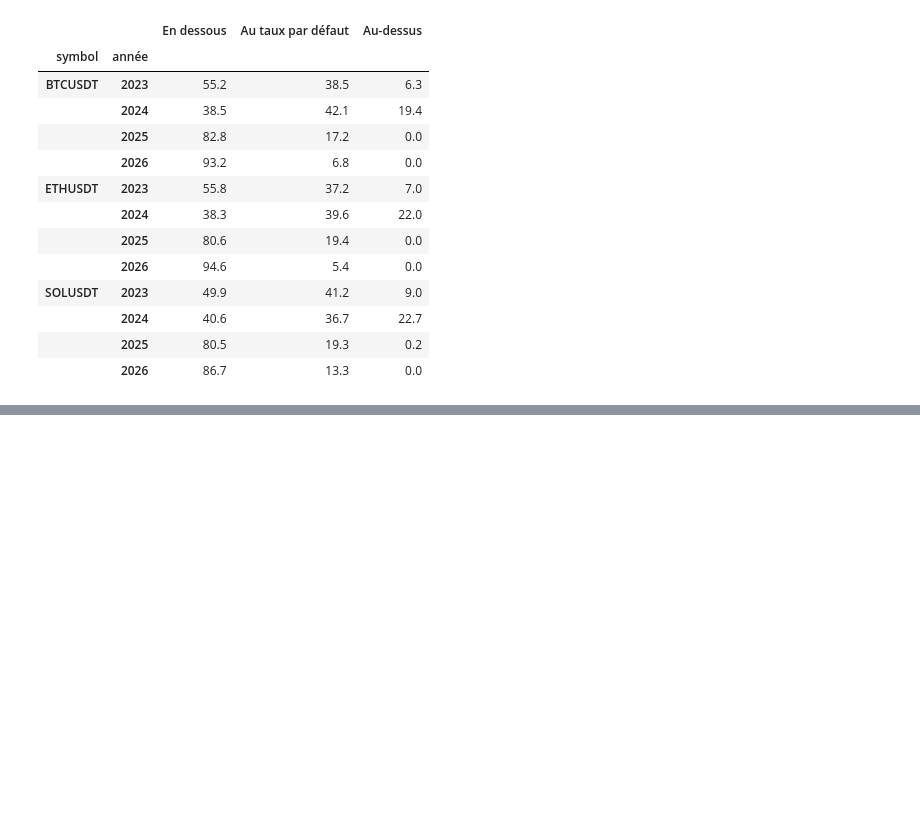
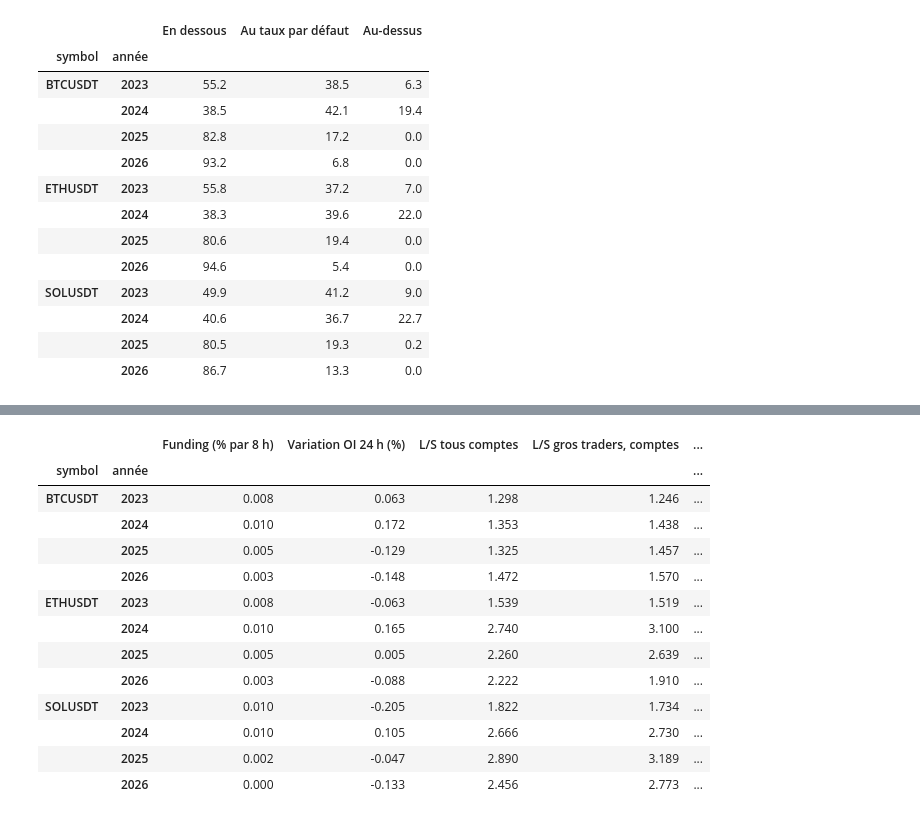
Before and after one commit to Ethanyounes/Ensae-Data-Science, a Jupyter notebook: rapport.ipynb, the cells around one changed output, grey strips where cells are left out. Saved outputs shown, nothing was run; the diff lists cells and outputs as text; code cells hidden in the pictures; blank space fills up the shorter version.

```diff
--- a/rapport.ipynb
+++ b/rapport.ipynb
@@ -192,0 +201,17 @@ Deux régimes se succèdent. En 2023-2024, le funding est au taux par défaut en
+# %%
+descriptif.medianes_par_an(variables).round(3)
+# %% [output]
+|  |  | Funding (% par 8 h) | Variation OI 24 h (%) | L/S tous comptes | L/S gros traders, comptes | ... |
+| symbol | année |  |  |  |  | ... |
+| BTCUSDT | 2023 | 0.008 | 0.063 | 1.298 | 1.246 | ... |
+|  | 2024 | 0.010 | 0.172 | 1.353 | 1.438 | ... |
+|  | 2025 | 0.005 | -0.129 | 1.325 | 1.457 | ... |
+|  | 2026 | 0.003 | -0.148 | 1.472 | 1.570 | ... |
+| ETHUSDT | 2023 | 0.008 | -0.063 | 1.539 | 1.519 | ... |
+|  | 2024 | 0.010 | 0.165 | 2.740 | 3.100 | ... |
+|  | 2025 | 0.005 | 0.005 | 2.260 | 2.639 | ... |
+|  | 2026 | 0.003 | -0.088 | 2.222 | 1.910 | ... |
+| SOLUSDT | 2023 | 0.010 | -0.205 | 1.822 | 1.734 | ... |
+|  | 2024 | 0.010 | 0.105 | 2.666 | 2.730 | ... |
+|  | 2025 | 0.002 | -0.047 | 2.890 | 3.189 | ... |
+|  | 2026 | 0.000 | -0.133 | 2.456 | 2.773 | ... |
```
Also changed, not shown: parts of 3 cells of this notebook, 1 other file.
